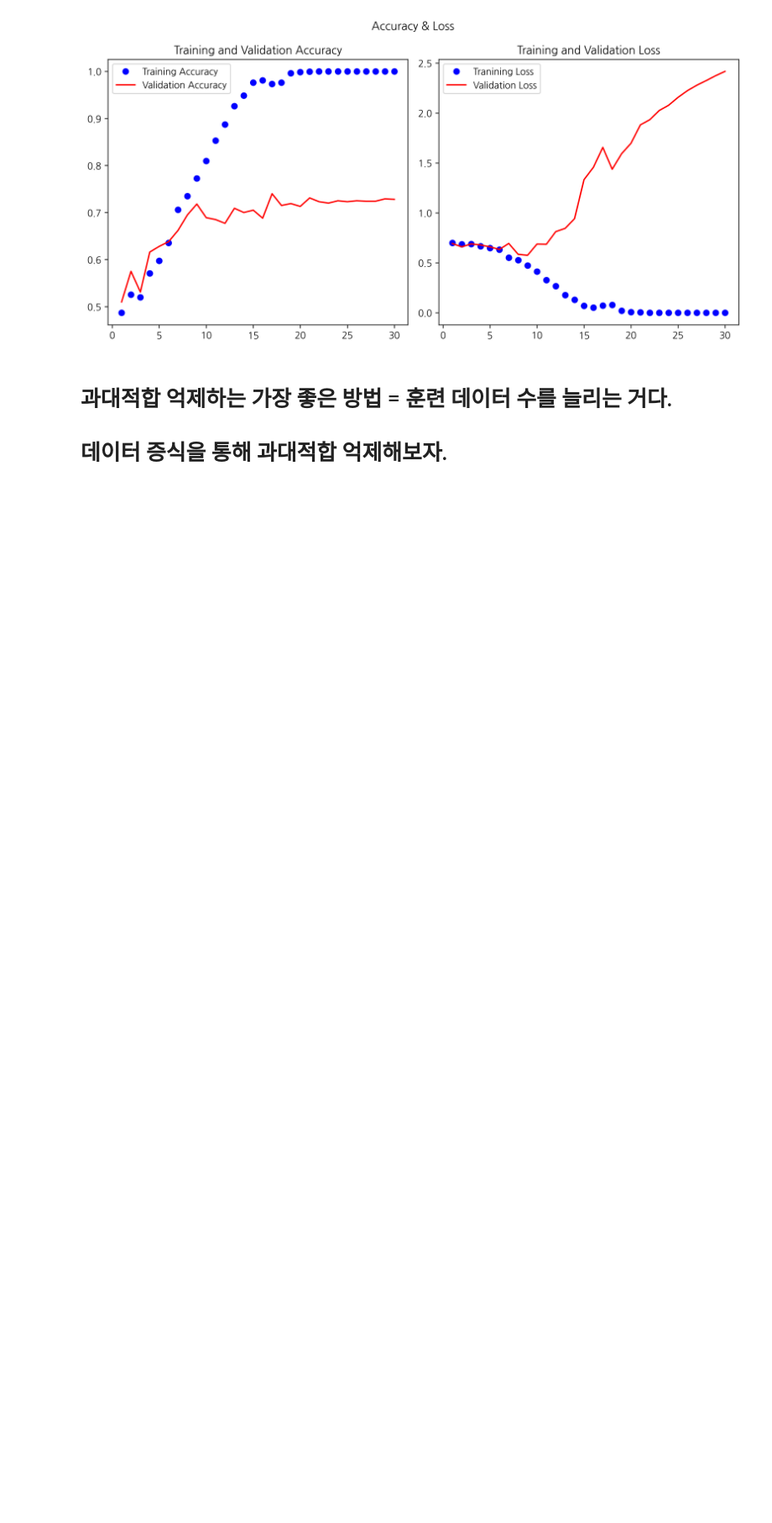
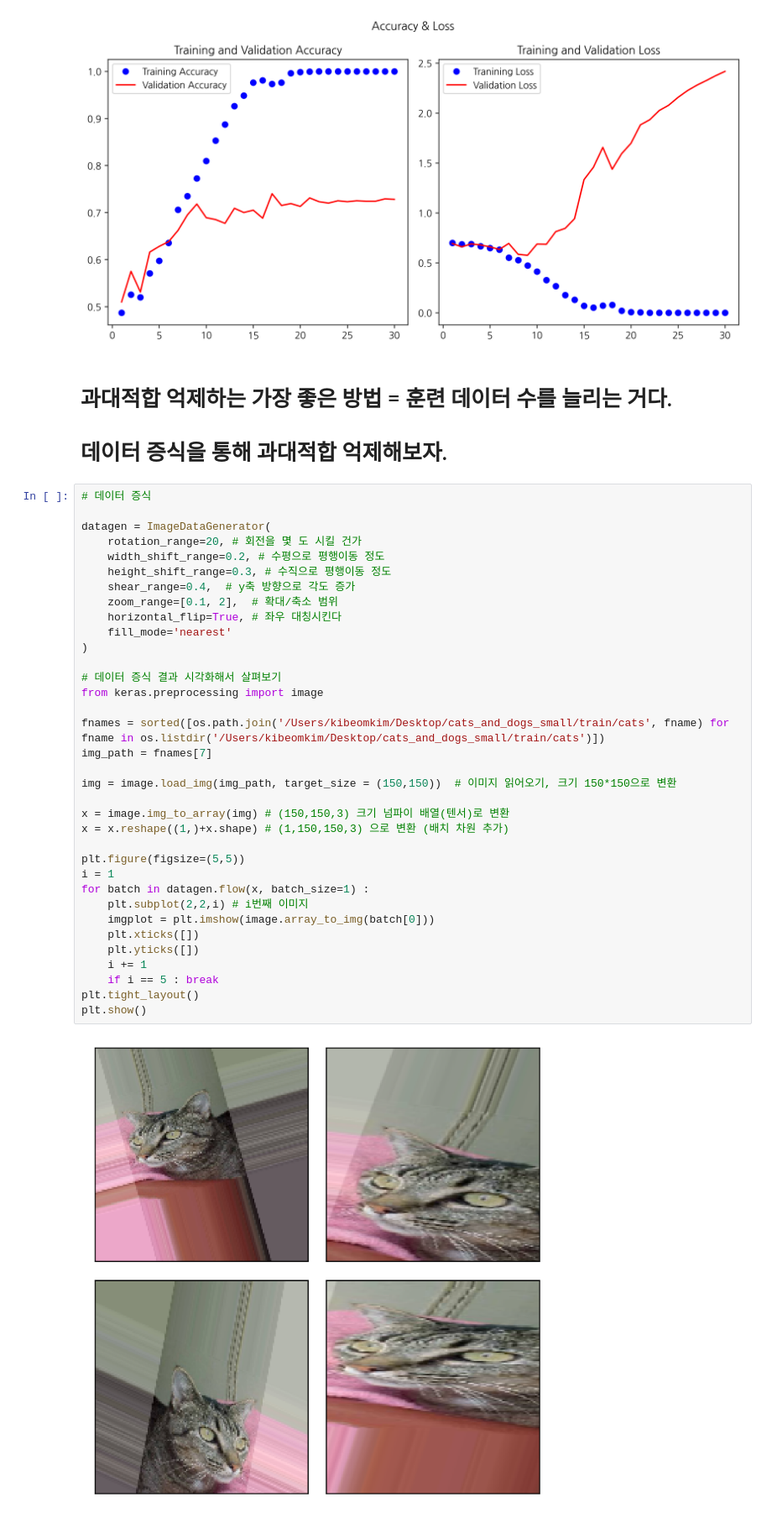
Before and after one commit to tigerkey10/tigerkey10.github.io, a Jupyter notebook: [2022년 2월 26일] 컨브넷 밑바닥 부터 훈련시키기, 컨브넷 이론적 배경 학습.ipynb, the cells around one changed output. Shown at 84% size. Drawn from its saved outputs; the diff is of its cells as text; blank space fills up the shorter version.

```diff
--- a/[2022년 2월 26일] 컨브넷 밑바닥 부터 훈련시키기, 컨브넷 이론적 배경 학습.ipynb
+++ b/[2022년 2월 26일] 컨브넷 밑바닥 부터 훈련시키기, 컨브넷 이론적 배경 학습.ipynb
@@ -149,3 +126,40 @@ plt.show()
 # %% [markdown]
 # 과대적합 억제하는 가장 좋은 방법 = 훈련 데이터 수를 늘리는 거다.
 # 데이터 증식을 통해 과대적합 억제해보자.
+# %%
+# 데이터 증식
+
+datagen = ImageDataGenerator(
+    rotation_range=20, # 회전을 몇 도 시킬 건가
+    width_shift_range=0.2, # 수평으로 평행이동 정도
+    height_shift_range=0.3, # 수직으로 평행이동 정도
+    shear_range=0.4,  # y축 방향으로 각도 증가
+    zoom_range=[0.1, 2],  # 확대/축소 범위
+    horizontal_flip=True, # 좌우 대칭시킨다
+    fill_mode='nearest'
+)
+
+# 데이터 증식 결과 시각화해서 살펴보기
+from keras.preprocessing import image
+
+fnames = sorted([os.path.join('/Users/kibeomkim/Desktop/cats_and_dogs_small/train/cats', fname) for fname in os.listdir('/Users/kibeomkim/Desktop/cats_and_dogs_small/train/cats')])
+img_path = fnames[7]
+
+img = image.load_img(img_path, target_size = (150,150))  # 이미지 읽어오기, 크기 150*150으로 변환
+
+x = image.img_to_array(img) # (150,150,3) 크기 넘파이 배열(텐서)로 변환
+x = x.reshape((1,)+x.shape) # (1,150,150,3) 으로 변환 (배치 차원 추가)
+
+plt.figure(figsize=(5,5))
+i = 1
+for batch in datagen.flow(x, batch_size=1) :
+    plt.subplot(2,2,i) # i번째 이미지
+    imgplot = plt.imshow(image.array_to_img(batch[0]))
+    plt.xticks([])
+    plt.yticks([])
+    i += 1
+    if i == 5 : break
+plt.tight_layout()
+plt.show()
+# %% [output]
+[figure, added]
```
Also changed, not shown: parts of 1 cell of this notebook.
